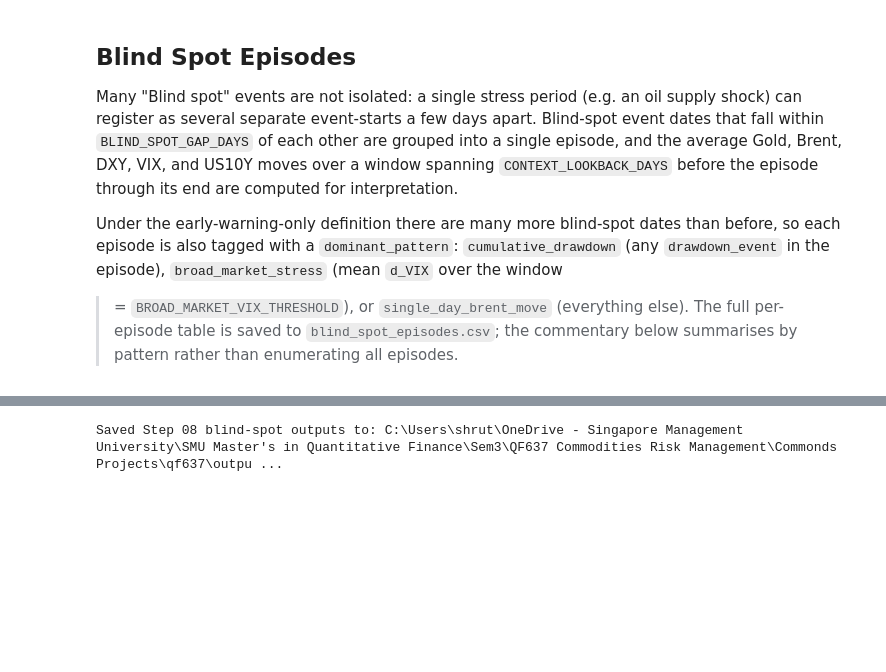
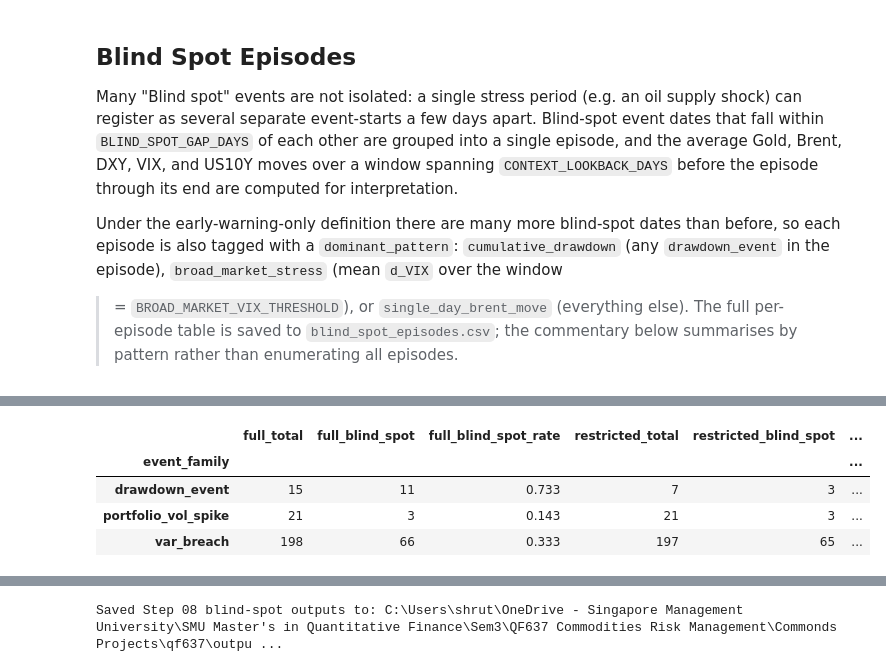
Before and after one commit to sohweihan/qf637, a Jupyter notebook: 08_BlindSpotAnalysis.ipynb, the cells around one changed output, grey strips where cells are left out. Drawn from its saved outputs; the diff is of its cells as text; code cells hidden in the pictures; blank space fills up the shorter version.

```diff
--- a/08_BlindSpotAnalysis.ipynb
+++ b/08_BlindSpotAnalysis.ipynb
@@ -323,0 +387,31 @@ correlations were behaving "normally" even as Brent sold off sharply.
+# %%
+def family_blind_spot_rates(df):
+    summary = (
+        df.groupby(["event_family", "classification"])
+        .size()
+        .unstack(fill_value=0)
+        .reindex(columns=["Both", "Gold only", "Brent baseline only", "Blind spot"], fill_value=0)
+    )
+    summary["total_events"] = summary.sum(axis=1)
+    summary["blind_spot_rate"] = (summary["Blind spot"] / summary["total_events"]).round(3)
+    return summary
+
+
+full_family = family_blind_spot_rates(merged)
+restricted_family = family_blind_spot_rates(restricted)
+
+family_comparison = pd.DataFrame({
+    "full_total": full_family["total_events"],
+    "full_blind_spot": full_family["Blind spot"],
+    "full_blind_spot_rate": full_family["blind_spot_rate"],
+    "restricted_total": restricted_family["total_events"],
+    "restricted_blind_spot": restricted_family["Blind spot"],
+    "restricted_blind_spot_rate": restricted_family["blind_spot_rate"],
+})
+family_comparison
+# %% [output]
+|  | full_total | full_blind_spot | full_blind_spot_rate | restricted_total | restricted_blind_spot | ... |
+| event_family |  |  |  |  |  | ... |
+| drawdown_event | 15 | 11 | 0.733 | 7 | 3 | ... |
+| portfolio_vol_spike | 21 | 3 | 0.143 | 21 | 3 | ... |
+| var_breach | 198 | 66 | 0.333 | 197 | 65 | ... |
```
Also changed, not shown: parts of 13 cells of this notebook.
